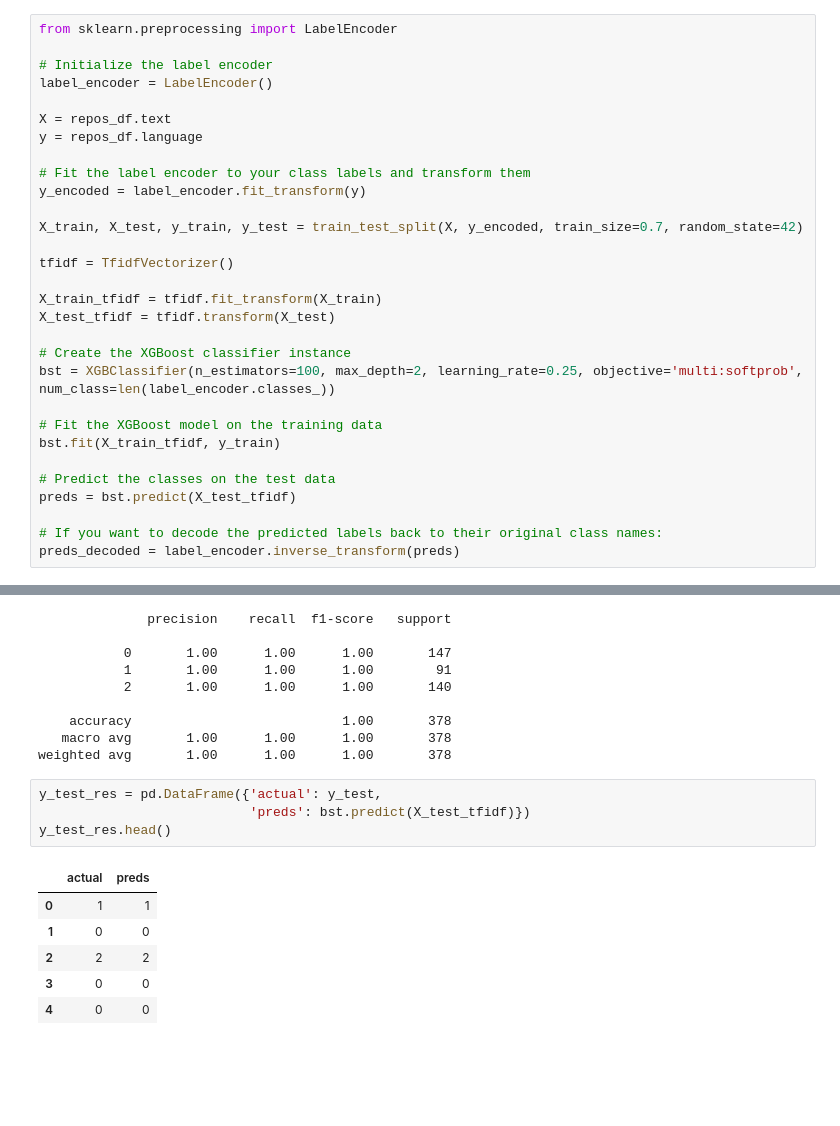
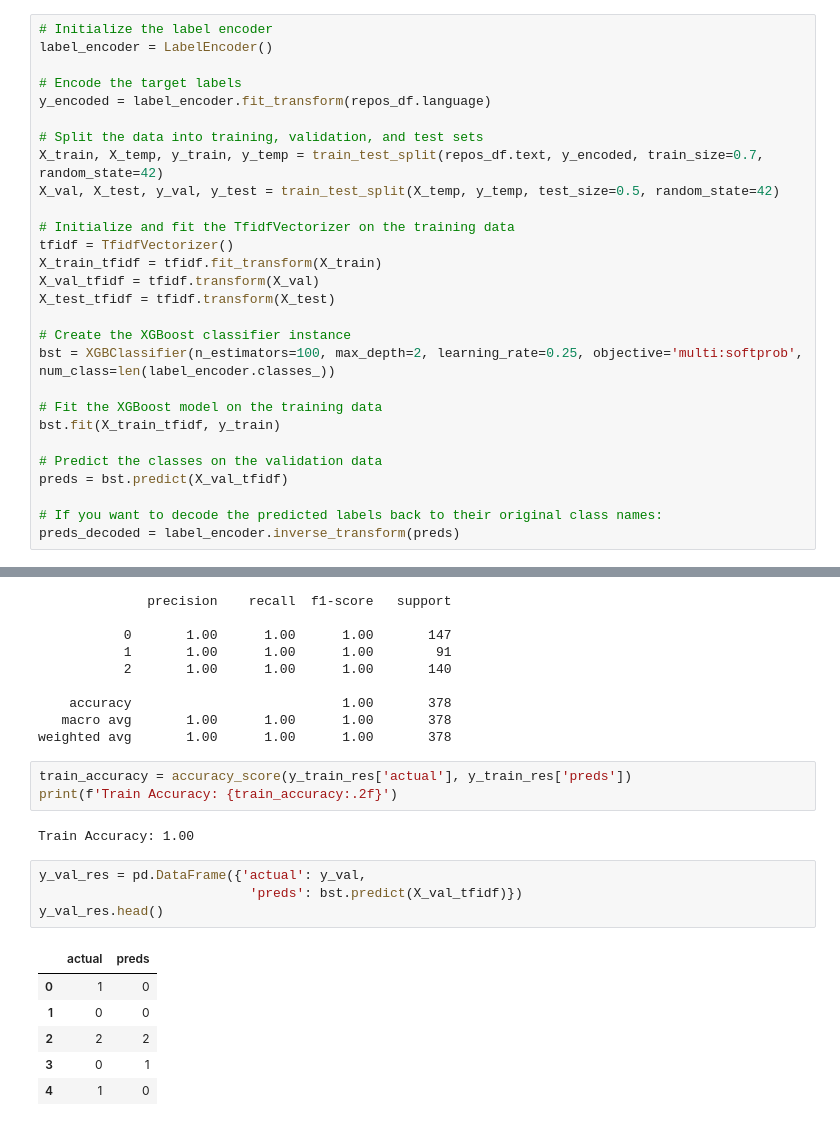
Before and after one commit to Marc-Aradillas/github_nlp_project, a Jupyter notebook: model-textonly.ipynb, the cells around one changed output, grey strips where cells are left out. Drawn from its saved outputs; the diff is of its cells as text; blank space fills up the shorter version.

```diff
--- a/model-textonly.ipynb
+++ b/model-textonly.ipynb
@@ -316,22 +332,20 @@ weighted avg       0.72      0.72      0.72       163
 # %% [markdown]
 # XGBClassifier Model
 # %%
-from sklearn.preprocessing import LabelEncoder
-
 # Initialize the label encoder
 label_encoder = LabelEncoder()
 
-X = repos_df.text
-y = repos_df.language
+# Encode the target labels
+y_encoded = label_encoder.fit_transform(repos_df.language)
 
-# Fit the label encoder to your class labels and transform them
-y_encoded = label_encoder.fit_transform(y)
+# Split the data into training, validation, and test sets
+X_train, X_temp, y_train, y_temp = train_test_split(repos_df.text, y_encoded, train_size=0.7, random_state=42)
+X_val, X_test, y_val, y_test = train_test_split(X_temp, y_temp, test_size=0.5, random_state=42)
 
-X_train, X_test, y_train, y_test = train_test_split(X, y_encoded, train_size=0.7, random_state=42)
-
+# Initialize and fit the TfidfVectorizer on the training data
 tfidf = TfidfVectorizer()
-
 X_train_tfidf = tfidf.fit_transform(X_train)
+X_val_tfidf = tfidf.transform(X_val)
 X_test_tfidf = tfidf.transform(X_test)
 
 # Create the XGBoost classifier instance
@@ -340,8 +354,8 @@ bst = XGBClassifier(n_estimators=100, max_depth=2, learning_rate=0.25, objective
 # Fit the XGBoost model on the training data
 bst.fit(X_train_tfidf, y_train)
 
-# Predict the classes on the test data
-preds = bst.predict(X_test_tfidf)
+# Predict the classes on the validation data
+preds = bst.predict(X_val_tfidf)
 
 # If you want to decode the predicted labels back to their original class names:
 preds_decoded = label_encoder.inverse_transform(preds)
@@ -368,15 +382,20 @@ print(class_rep(y_train_res.actual, y_train_res.preds))
     accuracy                           1.00       378
    macro avg       1.00      1.00      1.00       378
 weighted avg       1.00      1.00      1.00       378
+# %%
+train_accuracy = accuracy_score(y_train_res['actual'], y_train_res['preds'])
+print(f'Train Accuracy: {train_accuracy:.2f}')
+# %% [output]
+Train Accuracy: 1.00
 # %%
-y_test_res = pd.DataFrame({'actual': y_test,
-                           'preds': bst.predict(X_test_tfidf)})
-y_test_res.head()
+y_val_res = pd.DataFrame({'actual': y_val,
+                           'preds': bst.predict(X_val_tfidf)})
+y_val_res.head()
 # %% [output]
 |  | actual | preds |
-| 0 | 1 | 1 |
+| 0 | 1 | 0 |
 | 1 | 0 | 0 |
 | 2 | 2 | 2 |
-| 3 | 0 | 0 |
-| 4 | 0 | 0 |
+| 3 | 0 | 1 |
+| 4 | 1 | 0 |
 # %%
```
Also changed, not shown: parts of 40 cells of this notebook.
